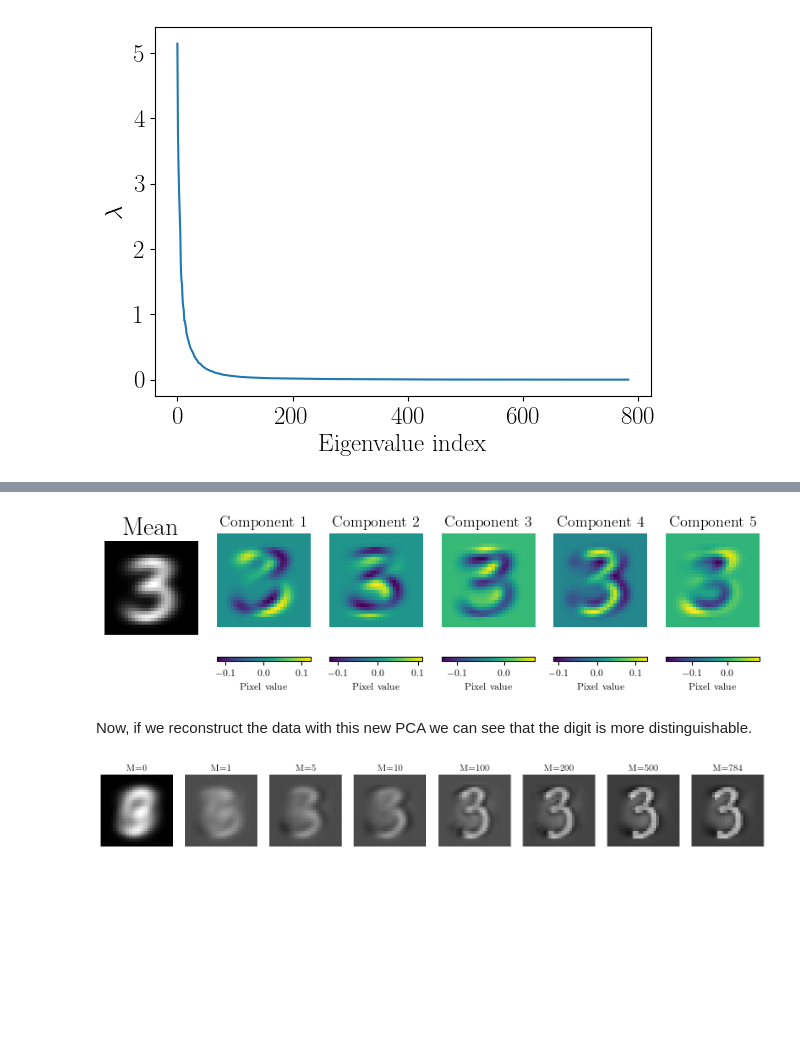
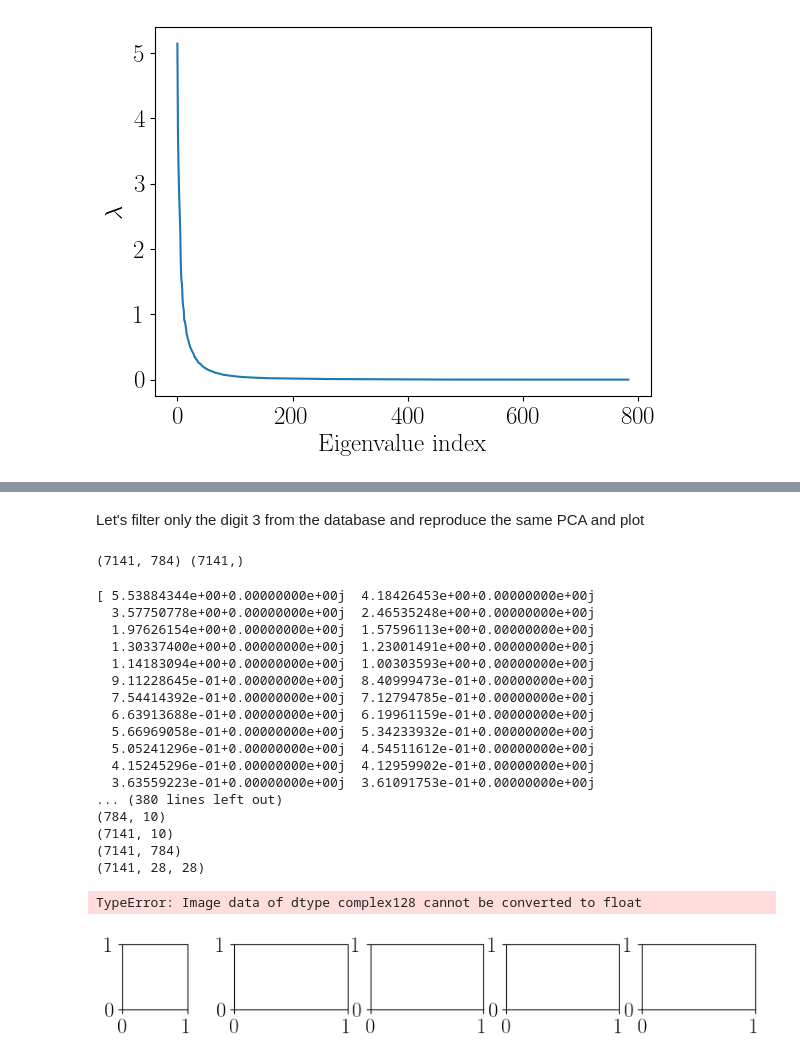
Before and after one commit to ignasiialemany/website_posts, a Jupyter notebook: PCA.ipynb, the cells around one changed output, grey strips where cells are left out. Cells and saved outputs as stored; diff of their text form; code cells hidden in the pictures; blank space fills up the shorter version.

```diff
--- a/PCA.ipynb
+++ b/PCA.ipynb
@@ -183,11 +141,55 @@ Note that with mean ($M=0$) and adding some modes is not enough to distinguish t
-# %%
-X_numpy_3 = X_numpy[y == "3"]
-lambdas_digit_3, E_digit_3 = plot_mean_and_components(X_numpy_3,M=5)
-# %% [output]
-[figure, removed]
-# %% [markdown]
-Now, if we reconstruct the data with this new PCA we can see that the digit is more distinguishable.
-# %%
-plot_pca_reconstruction(X_numpy_3,[0,1,5,10,100,200,500,784],E_digit_3)
-# %% [output]
-[figure, removed]
+# %% [markdown]
+Let's filter only the digit 3 from the database and reproduce the same PCA and plot
+# %%
+y_numpy = y.to_numpy()
+y_numpy_3 = y_numpy[y_numpy == "3"]
+x_numpy_3 = X_numpy[y_numpy == "3"]
+print(x_numpy_3.shape,y_numpy_3.shape)
+# %% [output]
+(7141, 784) (7141,)
+# %%
+X_numpy_3_centered = x_numpy_3 - np.mean(x_numpy_3, axis=0)
+X_numpy_3_centered_T = X_numpy_3_centered.T
+
+S_3 = np.matmul(X_numpy_3_centered_T, X_numpy_3_centered)
+S_3 /= x_numpy_3.shape[0]
+N_samples_3 = x_numpy_3.shape[0]
+
+eigenvalues_3_sorted, eigenvectors_3_sorted = compute_pca(S_3)
+print(eigenvalues_3_sorted)
+M = [10,100,200,500,784]
+fig, ax = plt.subplots(1,len(M),figsize=(10,1))
+ax = ax.flatten()
+for i,m in enumerate(M):
+    U = eigenvectors_3_sorted[:m].T
+    print(U.shape)
+    X_pca_reduced = np.matmul(X_numpy_3_centered, U)
+    print(X_pca_reduced.shape)
+    X_pca_reconstructed = np.matmul(X_pca_reduced, U.T) + np.mean(x_numpy_3, axis=0)
+    print(X_pca_reconstructed.shape)
+    X_pca_reconstructed_reshaped = np.reshape(X_pca_reconstructed, (N_samples_3, 28, 28))
+    print(X_pca_reconstructed_reshaped.shape)
+    ax[i].imshow(X_pca_reconstructed_reshaped[10,:,:], cmap='gray')
+    ax[i].axis('off')
+    ax[i].set_title(f'M={m}',fontsize=10)
+plt.show()
+# %% [output]
+[ 5.53884344e+00+0.00000000e+00j  4.18426453e+00+0.00000000e+00j
+  3.57750778e+00+0.00000000e+00j  2.46535248e+00+0.00000000e+00j
+  1.97626154e+00+0.00000000e+00j  1.57596113e+00+0.00000000e+00j
+  1.30337400e+00+0.00000000e+00j  1.23001491e+00+0.00000000e+00j
+  1.14183094e+00+0.00000000e+00j  1.00303593e+00+0.00000000e+00j
+  9.11228645e-01+0.00000000e+00j  8.40999473e-01+0.00000000e+00j
+  7.54414392e-01+0.00000000e+00j  7.12794785e-01+0.00000000e+00j
+  6.63913688e-01+0.00000000e+00j  6.19961159e-01+0.00000000e+00j
+  5.66969058e-01+0.00000000e+00j  5.34233932e-01+0.00000000e+00j
+  5.05241296e-01+0.00000000e+00j  4.54511612e-01+0.00000000e+00j
+  4.15245296e-01+0.00000000e+00j  4.12959902e-01+0.00000000e+00j
+  3.63559223e-01+0.00000000e+00j  3.61091753e-01+0.00000000e+00j
+... (380 lines left out)
+(784, 10)
+(7141, 10)
+(7141, 784)
+(7141, 28, 28)
+TypeError: Image data of dtype complex128 cannot be converted to float
+[figure, added]
```
Also changed, not shown: parts of 10 cells of this notebook.
